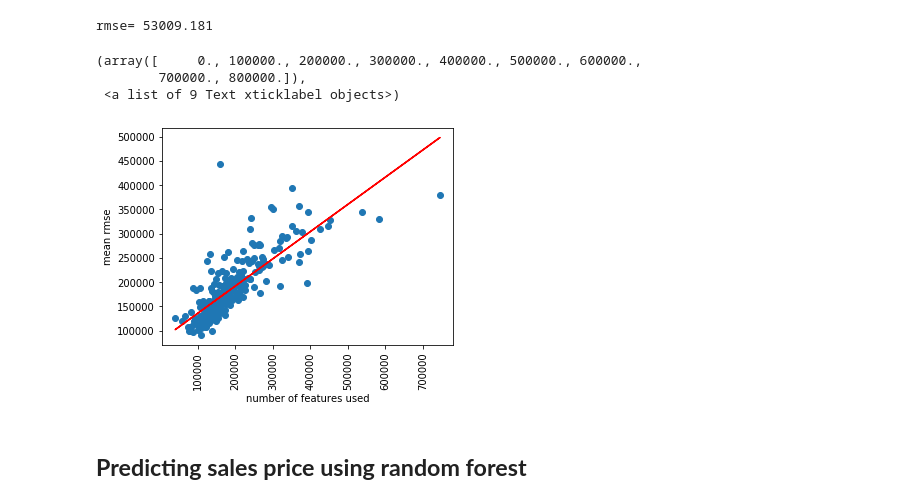
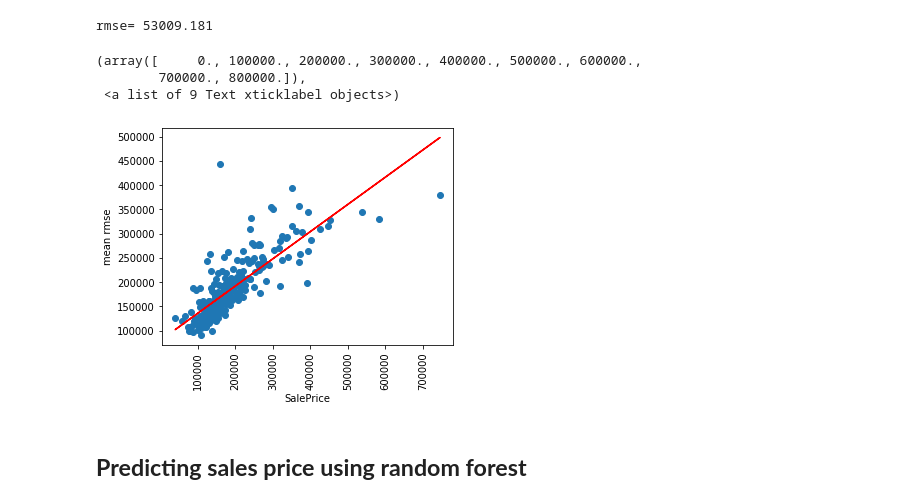
Before and after one commit to Xuehong-pdx/Projects, a Jupyter notebook: Price prediction using multiple ML algorythms.ipynb, the cells around one changed output. Cells and saved outputs as stored; diff of their text form; code cells hidden in the pictures.

```diff
--- a/Price prediction using multiple ML algorythms.ipynb
+++ b/Price prediction using multiple ML algorythms.ipynb
@@ -707,21 +707,21 @@ rmse= 53009.181
 # %%
 # Visualizing the coorelation between the raw and predicted data
 
 fig = plt.figure(figsize = (12,4))
 fig.subplots_adjust(wspace=0.3)
 ax1 = fig.add_subplot(1, 2, 1)
 ax1.scatter(y_test, prediction)
 ax1.set_ylabel('mean rmse')
-ax1.set_xlabel('number of features used')
+ax1.set_xlabel('SalePrice')
 m, b = np.polyfit(y_test, prediction, 1)
 abline_values = [m * i + b for i in y_test]
 plt.plot(y_test, abline_values, color='red')
 plt.xticks(rotation=90)
 # %% [output]
 (array([     0., 100000., 200000., 300000., 400000., 500000., 600000.,
         700000., 800000.]),
  <a list of 9 Text xticklabel objects>)
-[figure, old version]
+[figure, new version]
 # %% [markdown]
 ## <b>Predicting sales price using random forest
 # %%
```
Also changed, not shown: parts of 13 cells of this notebook.
